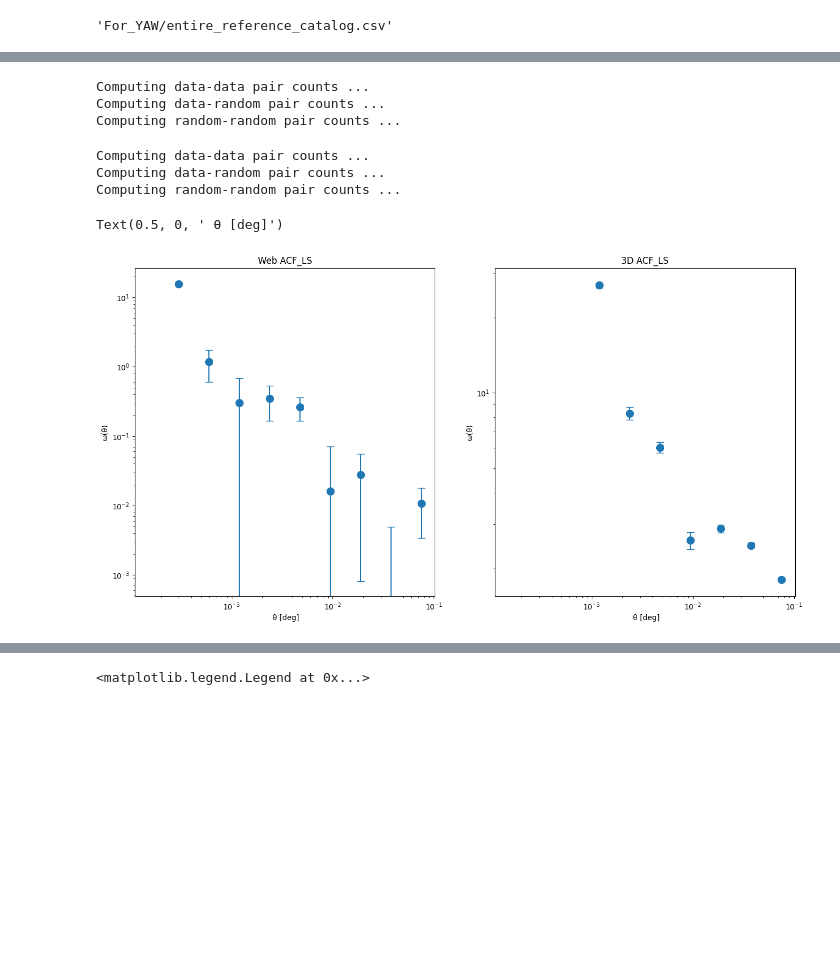
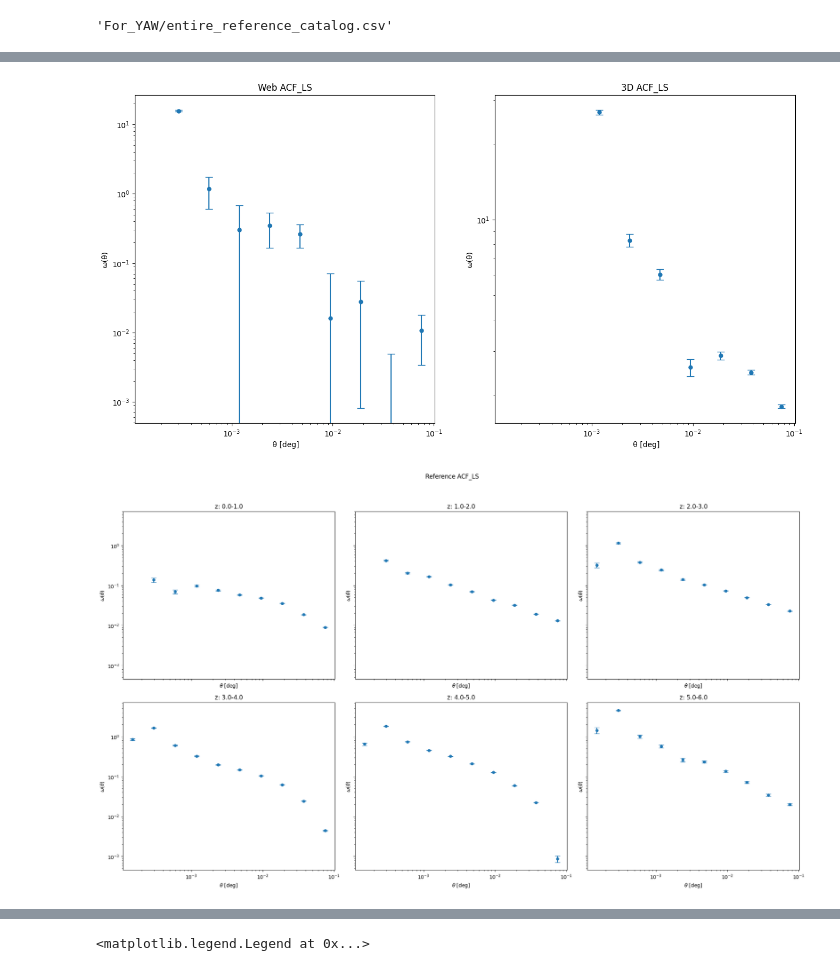
Before and after one commit to AndreasSvaerke/Mastercode_new, a Jupyter notebook: Yet_Another_Wizz.ipynb, the cells around one changed output, grey strips where cells are left out. Saved outputs shown, nothing was run; the diff lists cells and outputs as text; code cells hidden in the pictures; blank space fills up the shorter version.

```diff
--- a/Yet_Another_Wizz.ipynb
+++ b/Yet_Another_Wizz.ipynb
@@ -311,15 +113,12 @@ len(reference_bins['0.0-1.0']['SkyCoord'])
 # %%
-bins=10
-min_bin=10**-4*u.deg #1*u.arcmin
-max_bin=10**-1*u.deg
-bin_type='log-bin'
+
 
 Omega_Web={'ACF_LS': [], 'CCF_LS': {}, 'CCF_DP': {}}
 Error_Web={'ACF_LS': [], 'CCF_LS': {}, 'CCF_DP': {}}
 theta_Web={'ACF_LS': [], 'CCF_LS': {}, 'CCF_DP': {}}
 
 Omega_Web['ACF_LS'], Error_Web['ACF_LS'], theta_Web['ACF_LS']= \
-        hsc.Landy_Szalay_estimator(small_ref['SkyCoord'],random['SkyCoord'],    #cosmos_Web['SkyCoord']
+        hsc.Landy_Szalay_estimator(cosmos_web['SkyCoord'],random['SkyCoord'],    #cosmos_Web['SkyCoord']
                                    min_bin=min_bin, max_bin=max_bin,
                                    bins=bins, type=bin_type)
 
@@ -335,8 +134,15 @@ Omega_3D['ACF_LS'], Error_3D['ACF_LS'], theta_3D['ACF_LS']= \
                                    min_bin=min_bin, max_bin=max_bin,
                                    bins=bins, type=bin_type)
 
+Omega_ref={'ACF_LS': {}}
+Error_ref={'ACF_LS': {}}
+theta_ref={'ACF_LS': {}}
 
-
+for z in z_bins:
+        Omega_ref['ACF_LS'][z], Error_ref['ACF_LS'][z], theta_ref['ACF_LS'][z]= \
+                hsc.Landy_Szalay_estimator(ref_bins_small[z]['SkyCoord'],random['SkyCoord'],    #cosmos_3D['SkyCoord']
+                                        min_bin=min_bin, max_bin=max_bin,
+                                        bins=bins, type=bin_type)
 
 # Omega['CCF'], Error['CCF'], theta['CCF']= \
 #         hsc.Landy_Szalay_estimator_cross(
@@ -345,32 +151,48 @@ Omega_3D['ACF_LS'], Error_3D['ACF_LS'], theta_3D['ACF_LS']= \
 #                                 random['SkyCoord'], random['SkyCoord'],
 #                                 min_bin=min_bin, max_bin=max_bin,
 #                                 bins=bins, type=bin_type)
-# %% [output]
-Computing data-data pair counts ...
-Computing data-random pair counts ...
-Computing random-random pair counts ...
-Computing data-data pair counts ...
-Computing data-random pair counts ...
-Computing random-random pair counts ...
 # %%
 plt.figure(figsize=(16,8))
 plt.subplot(1,2,1)
 plt.title('Web ACF_LS')
-plt.errorbar(theta_Web['ACF_LS'].to('deg').value,Omega_Web['ACF_LS'], yerr = Error_Web['ACF_LS'], fmt='o', ms=10, capsize=5)
+plt.errorbar(theta_Web['ACF_LS'].to('deg').value,Omega_Web['ACF_LS'], yerr = Error_Web['ACF_LS'], fmt='.', ms=10, capsize=5)
 plt.yscale('log')
 plt.xscale('log')
 plt.ylabel('\u03C9(\u03B8)')
 plt.xlabel(' \u03B8 [deg]')
 
 plt.subplot(1,2,2)
 plt.title('3D ACF_LS')
-plt.errorbar(theta_3D['ACF_LS'].to('deg').value,Omega_3D['ACF_LS'], yerr = Error_3D['ACF_LS'], fmt='o', ms=10, capsize=5)
+plt.errorbar(theta_3D['ACF_LS'].to('deg').value,Omega_3D['ACF_LS'], yerr = Error_3D['ACF_LS'], fmt='.', ms=10, capsize=5)
 plt.yscale('log')
 plt.xscale('log')
 plt.ylabel('\u03C9(\u03B8)')
 plt.xlabel(' \u03B8 [deg]')
 #plt.plot(theta['ACF'].to('arcsec').value,Omega['ACF']+1/N_LAE,yerr=sqrt(Var_JK['ACF']),fmt='s',ms=10,capsize=5)
+
+
+fig, axes = plt.subplots(2, 3, figsize=(20, 12), sharey=True, sharex=True)
+fig.suptitle('Reference ACF_LS')
+
+# Flatten axes array for easier iteration
+axes = axes.ravel()
+
+for ax, zbin in zip(axes, z_bins):
+    ax.set_title(f'z: {zbin}')
+    ax.errorbar(
+        theta_ref['ACF_LS'][zbin].to('deg').value,
+        Omega_ref['ACF_LS'][zbin],
+        yerr=Error_ref['ACF_LS'][zbin],
+        fmt='.', ms=10, capsize=5
+    )
+    ax.set_xscale('log')
+    ax.set_yscale('log')
+    ax.set_xlabel(r'$\theta$ [deg]')
+    ax.set_ylabel(r'$\omega(\theta)$')
+
+plt.tight_layout(rect=[0, 0, 1, 0.95])
+plt.show()
 # %% [output]
-Text(0.5, 0, ' θ [deg]')
 [figure]
+[figure, added]
 # %%
```
Also changed, not shown: parts of 37 cells of this notebook, 1 other file.
